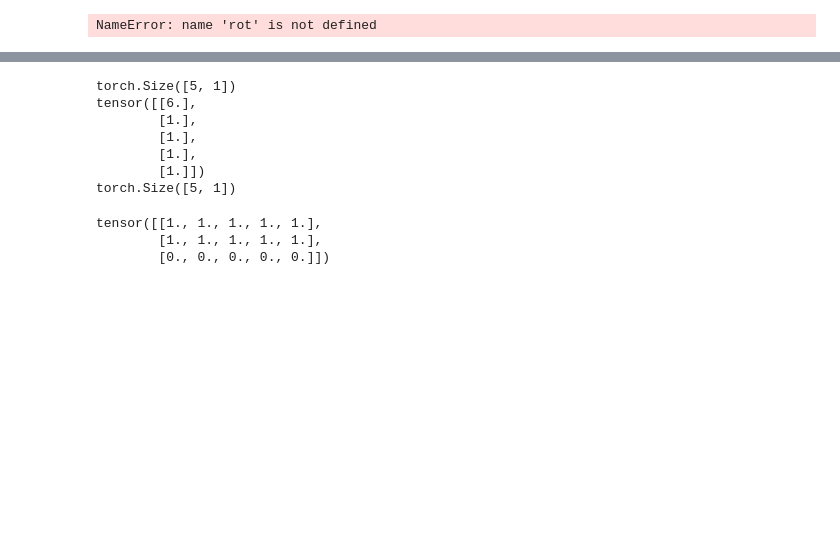
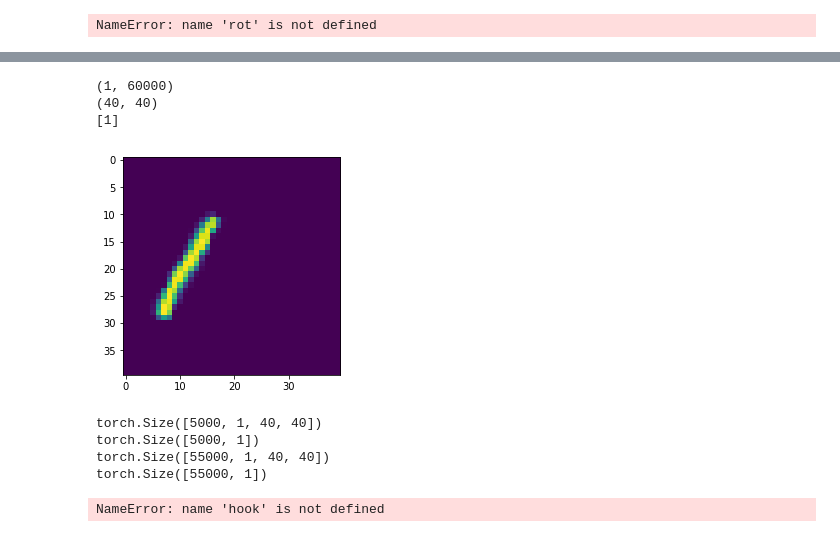
Before and after one commit to rsimmons1/WhiteningNN, a Jupyter notebook: WhiteningNN.ipynb, the cells around one changed output, grey strips where cells are left out. Drawn from its saved outputs; the diff is of its cells as text; code cells hidden in the pictures; blank space fills up the shorter version.

```diff
--- a/WhiteningNN.ipynb
+++ b/WhiteningNN.ipynb
@@ -599,19 +565,59 @@ Test Accuracy of the RotationCNN on the 100 images 8
-# %%
-
-print(B)
-print(B.shape)
-# %% [output]
-torch.Size([5, 1])
-tensor([[6.],
-        [1.],
-        [1.],
-        [1.],
-        [1.]])
-torch.Size([5, 1])
-# %%
-a = torch.stack((torch.ones(5), torch.ones(5), torch.zeros(5)))
-a
-# %% [output]
-tensor([[1., 1., 1., 1., 1.],
-        [1., 1., 1., 1., 1.],
-        [0., 0., 0., 0., 0.]])
+# %%
+import scipy.io as sio
+mat_contents = sio.loadmat('/mnt/c/Users/Rees/Downloads/training_and_validation_batches/training_and_validation_batches/1.mat')
+nums = mat_contents['affNISTdata']
+import matplotlib.pyplot as plt
+print(nums[0][0][5].shape)
+labels = nums[0][0][5].T
+imgs = np.transpose(nums[0][0][2].reshape((40,40, 60000)), (2,0,1))
+labels
+
+index = 200
+plt.imshow(imgs[index])
+print(imgs[index].shape)
+print(labels[index])
+plt.show()
+# %% [output]
+(1, 60000)
+(40, 40)
+[1]
+[figure, added]
+# %%
+img_shape = (40,40)
+
+train_images = imgs[:5000]
+train_labels = labels[:5000]
+
+test_images = imgs[5000:]
+test_labels = labels[5000:]
+
+# train_images = mnist.train_images()
+# train_labels = mnist.train_labels()
+
+# test_images = mnist.test_images()
+# test_labels = mnist.test_labels()
+
+torch_train_images = torch.from_numpy(train_images).view(-1, 1, img_shape[1],img_shape[0]).float()
+torch_train_labels = torch.from_numpy(train_labels)
+
+torch_test_images = torch.from_numpy(test_images).view(-1, 1, img_shape[1],img_shape[0]).float()
+torch_test_labels = torch.from_numpy(test_labels)
+print(torch_train_images.shape)
+print(torch_train_labels.shape)
+
+print(torch_test_images.shape)
+print(torch_test_labels.shape)
+train = torch.utils.data.TensorDataset(torch_train_images, torch_train_labels.view(-1, 1))
+train_loader = torch.utils.data.DataLoader(train, batch_size=64, shuffle=False)
+
+test = torch.utils.data.TensorDataset(torch_test_images, torch_test_labels.view(-1, 1))
+test_loader = torch.utils.data.DataLoader(test, batch_size=64, shuffle=False)
+# %% [output]
+torch.Size([5000, 1, 40, 40])
+torch.Size([5000, 1])
+torch.Size([55000, 1, 40, 40])
+torch.Size([55000, 1])
+# %%
+swcnn
+# %% [output]
+NameError: name 'hook' is not defined
```
Also changed, not shown: parts of 12 cells of this notebook.
